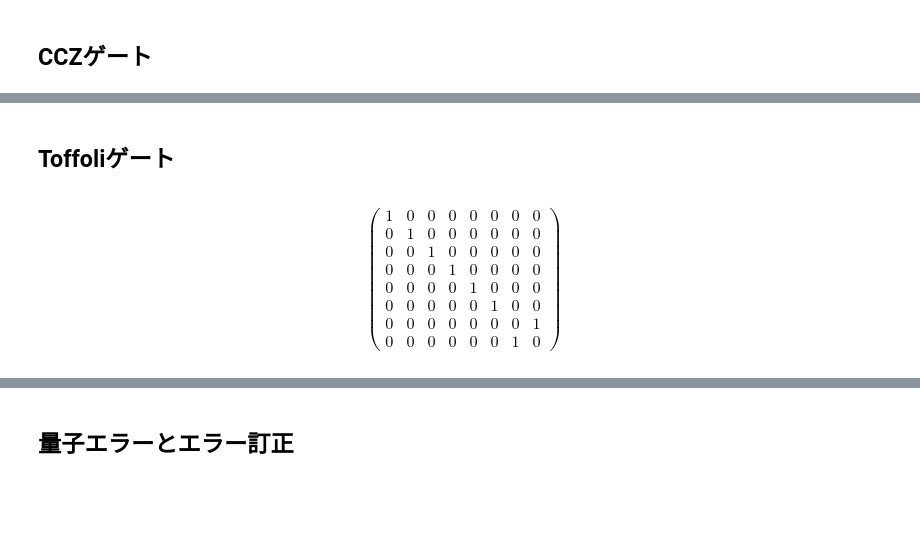
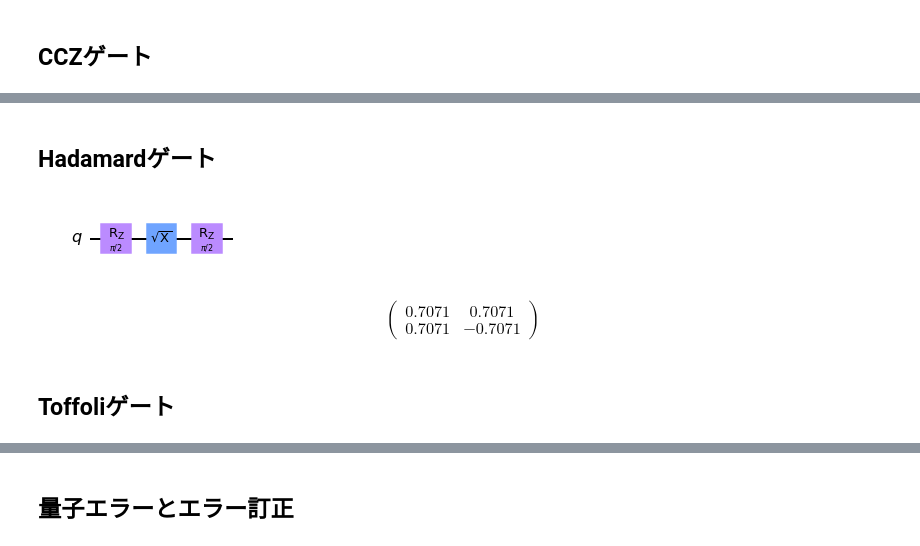
Before and after one commit to UTokyo-ICEPP/qc-workbook-lecturenotes, a Jupyter notebook: ja/2022_06_10.ipynb, the cells around one changed output, grey strips where cells are left out. Saved outputs shown, nothing was run; the diff lists cells and outputs as text; code cells hidden in the pictures; blank space fills up the shorter version.

```diff
--- a/ja/2022_06_10.ipynb
+++ b/ja/2022_06_10.ipynb
@@ -83,19 +91,21 @@ show_circuit_op(circuit, global_phase=-np.pi / 8.)
+# %% [markdown]
+## Hadamardゲート
+# %%
+def apply_hadamard(circuit, qubit):
+    circuit.rz(np.pi / 2., qubit)
+    circuit.sx(qubit)
+    circuit.rz(np.pi / 2., qubit)
+
+circuit = QuantumCircuit(1)
+
+apply_hadamard(circuit, 0)
+
+circuit.draw('mpl')
+# %% [output]
+[figure, added]
+# %%
+show_circuit_op(circuit, global_phase=-np.pi / 4.)
+# %% [output]
+\begin{pmatrix} 0.7071 & 0.7071 \\ 0.7071 & -0.7071\end{pmatrix}
 # %% [markdown]
 ## Toffoliゲート
-# %%
-def apply_toffoli(circuit, control1, control2, target):
-    circuit.h(target)
-    apply_cp(circuit, np.pi / 2., control2, target)
-    circuit.cx(control1, control2)
-    apply_cp(circuit, -np.pi / 2., control2, target)
-    circuit.cx(control1, control2)
-    apply_cp(circuit, np.pi / 2., control1, target)
-    circuit.h(target)
-
-circuit = QuantumCircuit(3)
-
-apply_toffoli(circuit, 2, 1, 0)
-
-show_circuit_op(circuit, global_phase=-np.pi / 8.)
-# %% [output]
-\begin{pmatrix} 1 & 0 & 0 & 0 & 0 & 0 & 0 & 0 \\ 0 & 1 & 0 & 0 & 0 & 0 & 0 & 0 \\ 0 & 0 & 1 & 0 & 0 & 0 & 0 & 0 \\ 0 & 0 & 0 & 1 & 0 & 0 & 0 & 0 \\ 0 & 0 & 0 & 0 & 1 & 0 & 0 & 0 \\ 0 & 0 & 0 & 0 & 0 & 1 & 0 & 0 \\ 0 & 0 & 0 & 0 & 0 & 0 & 0 & 1 \\ 0 & 0 & 0 & 0 & 0 & 0 & 1 & 0\end{pmatrix}
```
Also changed, not shown: parts of 18 cells of this notebook.
